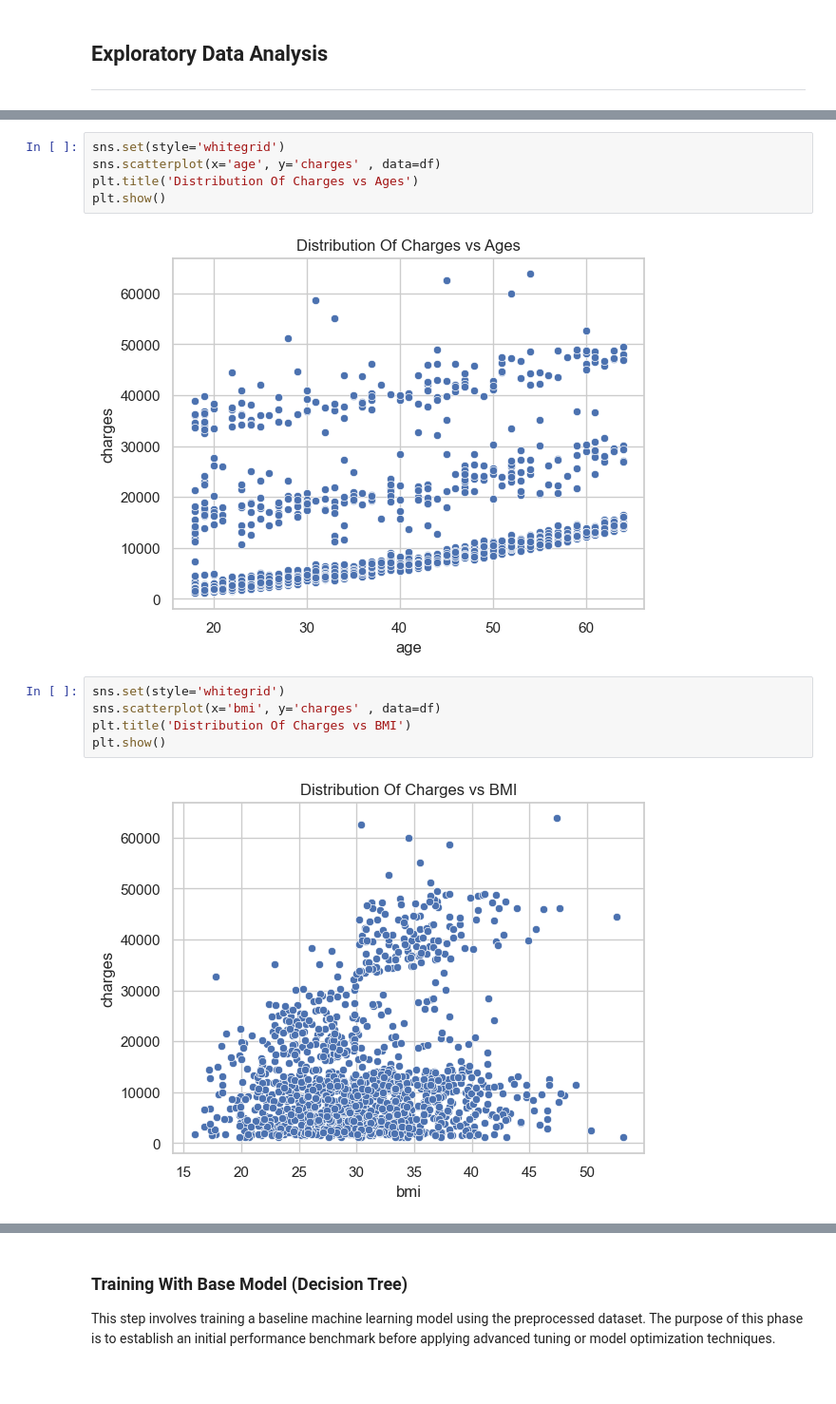
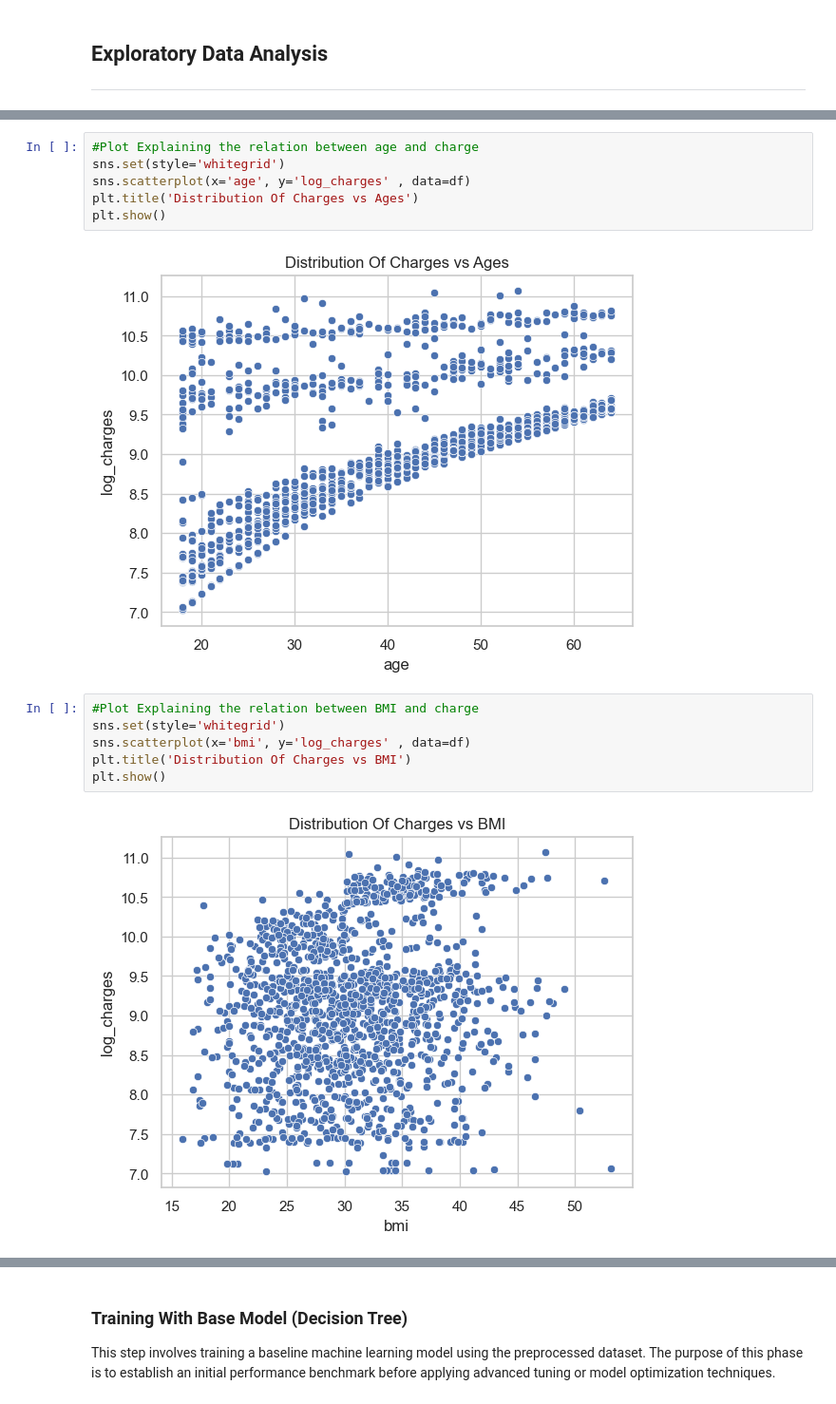
Before and after one commit to ifubaraboye/ML, a Jupyter notebook: HealthInsuranceMultiModel.ipynb, the cells around one changed output, grey strips where cells are left out. Shown at 95% size. Saved outputs shown, nothing was run; the diff lists cells and outputs as text.

```diff
--- a/HealthInsuranceMultiModel.ipynb
+++ b/HealthInsuranceMultiModel.ipynb
@@ -253,14 +284,16 @@ plt.show()
 # %%
+#Plot Explaining the relation between age and charge
 sns.set(style='whitegrid')
-sns.scatterplot(x='age', y='charges' , data=df)
+sns.scatterplot(x='age', y='log_charges' , data=df)
 plt.title('Distribution Of Charges vs Ages')
 plt.show()
 # %% [output]
-[figure, old version]
+[figure, new version]
 # %%
+#Plot Explaining the relation between BMI and charge
 sns.set(style='whitegrid')
-sns.scatterplot(x='bmi', y='charges' , data=df)
+sns.scatterplot(x='bmi', y='log_charges' , data=df)
 plt.title('Distribution Of Charges vs BMI')
 plt.show()
 # %% [output]
-[figure, old version]
+[figure, new version]
```
Also changed, not shown: parts of 51 cells of this notebook.
